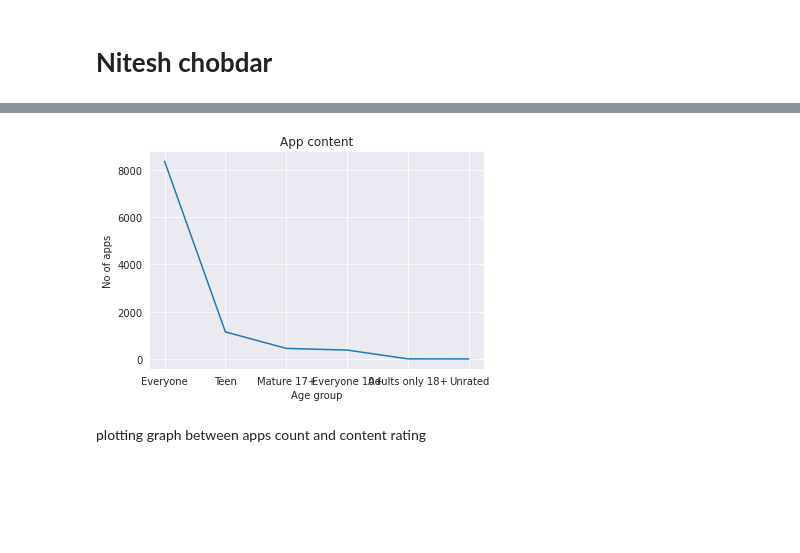
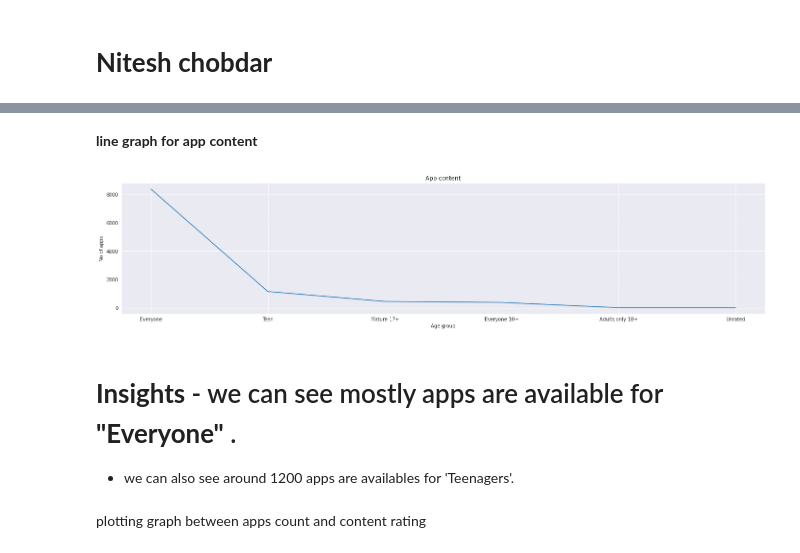
Before and after one commit to niteshchobdar38/EDA-project, a Jupyter notebook: Nitesh_Play_Store_Review.ipynb, the cells around one changed output, grey strips where cells are left out. Drawn from its saved outputs; the diff is of its cells as text; code cells hidden in the pictures; blank space fills up the shorter version.

```diff
--- a/Nitesh_Play_Store_Review.ipynb
+++ b/Nitesh_Play_Store_Review.ipynb
@@ -274,13 +273,18 @@ final_df_data.head(2)
 app_content_rating=final_df_data['Content Rating'].value_counts()
+# %% [markdown]
+**line** **graph** **for** **app** **content**
 # %%
 app_content_rating.plot()
 
 plt.title('App content')
 plt.ylabel('No of apps')
 plt.xlabel('Age group')
-plt.rcParams['figure.figsize'] = (20, 5)
+plt.rcParams['figure.figsize'] = (30, 5)
 # %% [output]
-[figure, old version]
+[figure, new version]
+# %% [markdown]
+# **Insights** - we can see mostly apps are available for **"**Everyone**"** .
+  - we can also see around 1200 apps are availables for 'Teenagers'.
 # %%
 #Let's find out the relation between content rating and app count!
 abc = final_df_data['Content Rating'].value_counts().index
```
Also changed, not shown: parts of 10 cells of this notebook.
